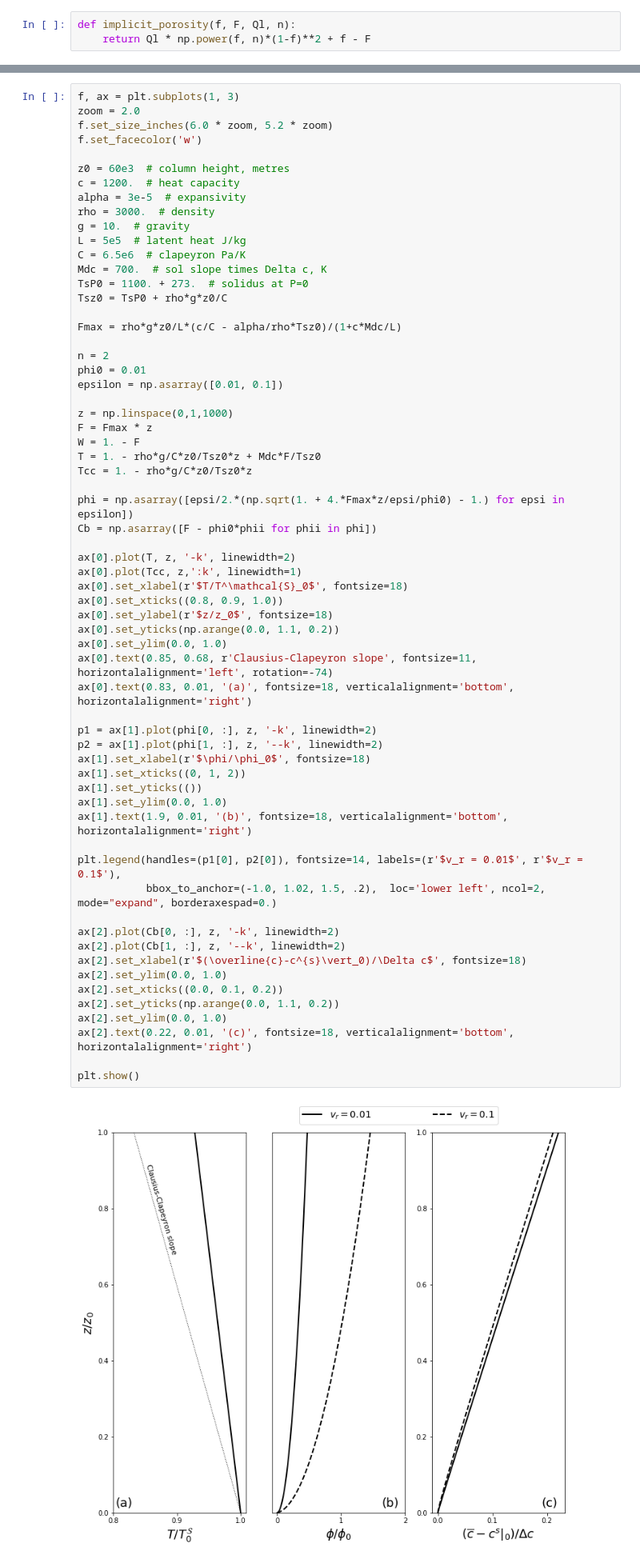
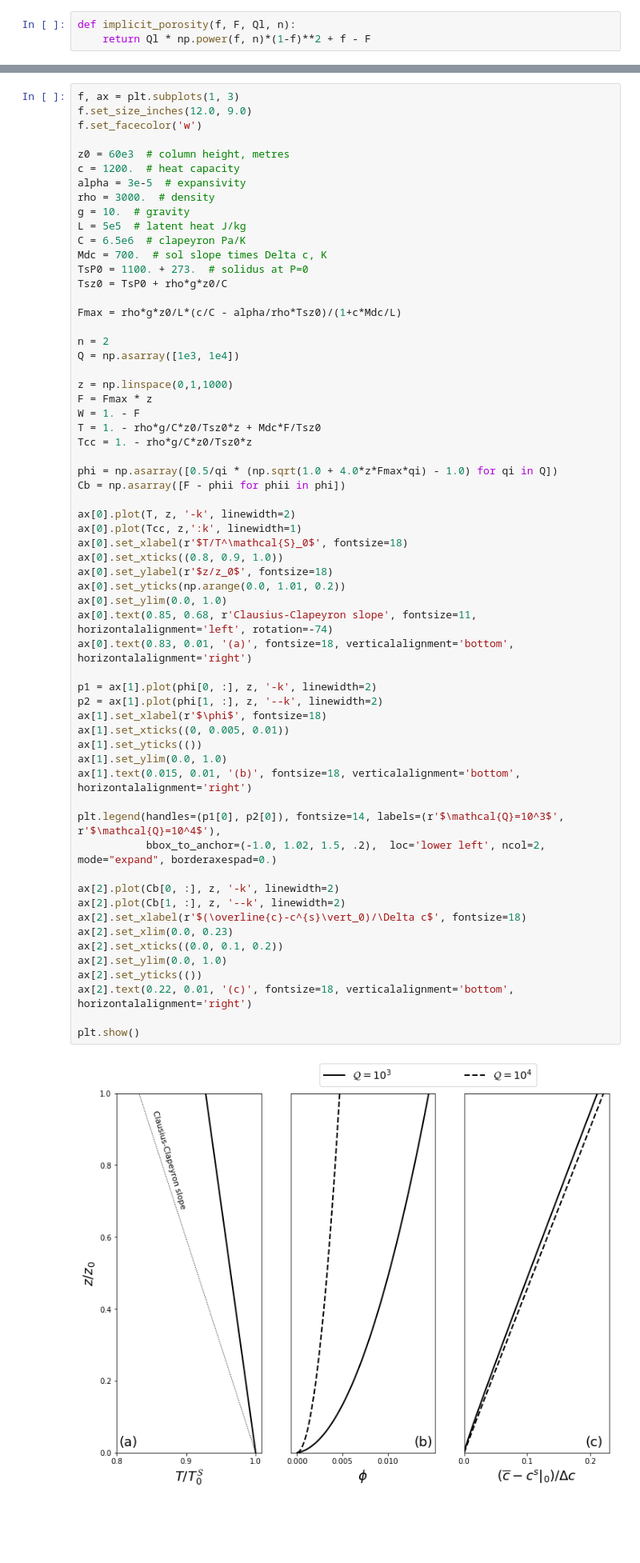
Before and after one commit to FoaLab/partially-molten-rock-PUP, a Jupyter notebook: content/ch11.ipynb, the cells around one changed output, grey strips where cells are left out. Shown at 80% size. Cells and saved outputs as stored; diff of their text form; blank space fills up the shorter version.

Commit message:
reimplementation of Figure 11.4

```diff
--- a/content/ch11.ipynb
+++ b/content/ch11.ipynb
@@ -298,8 +301,7 @@ $\potemp$ | 1623 | K
 Figures below plot the solutions of the two-component, batch-melting column model with melting rate \eqref{eq:col-twocomp-Gamma}. __(a)__ Temperature. Dotted line shows the Clausius-Clapeyron slope $-\rho g/\clapeyron$. \textbf{(b)} Scaled porosity. __(c)__ Scaled bulk composition.
 # %%
 f, ax = plt.subplots(1, 3)
-zoom = 2.0
-f.set_size_inches(6.0 * zoom, 5.2 * zoom)
+f.set_size_inches(12.0, 9.0)
 f.set_facecolor('w')
 
 z0 = 60e3  # column height, metres
@@ -316,51 +318,50 @@ Tsz0 = TsP0 + rho*g*z0/C
 Fmax = rho*g*z0/L*(c/C - alpha/rho*Tsz0)/(1+c*Mdc/L)
 
 n = 2
-phi0 = 0.01
-epsilon = np.asarray([0.01, 0.1])
+Q = np.asarray([1e3, 1e4])
 
 z = np.linspace(0,1,1000)
 F = Fmax * z
 W = 1. - F
 T = 1. - rho*g/C*z0/Tsz0*z + Mdc*F/Tsz0
 Tcc = 1. - rho*g/C*z0/Tsz0*z
 
-phi = np.asarray([epsi/2.*(np.sqrt(1. + 4.*Fmax*z/epsi/phi0) - 1.) for epsi in epsilon])
-Cb = np.asarray([F - phi0*phii for phii in phi])
+phi = np.asarray([0.5/qi * (np.sqrt(1.0 + 4.0*z*Fmax*qi) - 1.0) for qi in Q])
+Cb = np.asarray([F - phii for phii in phi])
 
 ax[0].plot(T, z, '-k', linewidth=2)
 ax[0].plot(Tcc, z,':k', linewidth=1)
 ax[0].set_xlabel(r'$T/T^\mathcal{S}_0$', fontsize=18)
 ax[0].set_xticks((0.8, 0.9, 1.0))
 ax[0].set_ylabel(r'$z/z_0$', fontsize=18)
-ax[0].set_yticks(np.arange(0.0, 1.1, 0.2))
+ax[0].set_yticks(np.arange(0.0, 1.01, 0.2))
 ax[0].set_ylim(0.0, 1.0)
 ax[0].text(0.85, 0.68, r'Clausius-Clapeyron slope', fontsize=11, horizontalalignment='left', rotation=-74)
 ax[0].text(0.83, 0.01, '(a)', fontsize=18, verticalalignment='bottom', horizontalalignment='right')
 
 p1 = ax[1].plot(phi[0, :], z, '-k', linewidth=2)
 p2 = ax[1].plot(phi[1, :], z, '--k', linewidth=2)
-ax[1].set_xlabel(r'$\phi/\phi_0$', fontsize=18)
-ax[1].set_xticks((0, 1, 2))
+ax[1].set_xlabel(r'$\phi$', fontsize=18)
+ax[1].set_xticks((0, 0.005, 0.01))
 ax[1].set_yticks(())
 ax[1].set_ylim(0.0, 1.0)
-ax[1].text(1.9, 0.01, '(b)', fontsize=18, verticalalignment='bottom', horizontalalignment='right')
+ax[1].text(0.015, 0.01, '(b)', fontsize=18, verticalalignment='bottom', horizontalalignment='right')
 
-plt.legend(handles=(p1[0], p2[0]), fontsize=14, labels=(r'$v_r = 0.01$', r'$v_r = 0.1$'),
+plt.legend(handles=(p1[0], p2[0]), fontsize=14, labels=(r'$\mathcal{Q}=10^3$', r'$\mathcal{Q}=10^4$'),
            bbox_to_anchor=(-1.0, 1.02, 1.5, .2),  loc='lower left', ncol=2, mode="expand", borderaxespad=0.)
 
 ax[2].plot(Cb[0, :], z, '-k', linewidth=2)
 ax[2].plot(Cb[1, :], z, '--k', linewidth=2)
 ax[2].set_xlabel(r'$(\overline{c}-c^{s}\vert_0)/\Delta c$', fontsize=18)
+ax[2].set_xlim(0.0, 0.23)
+ax[2].set_xticks((0.0, 0.1, 0.2))
 ax[2].set_ylim(0.0, 1.0)
-ax[2].set_xticks((0.0, 0.1, 0.2))
-ax[2].set_yticks(np.arange(0.0, 1.1, 0.2))
-ax[2].set_ylim(0.0, 1.0)
+ax[2].set_yticks(())
 ax[2].text(0.22, 0.01, '(c)', fontsize=18, verticalalignment='bottom', horizontalalignment='right')
 
 plt.show()
 # %% [output]
-[figure, old version]
+[figure, new version]
 # %% [markdown]
 #### Two-component column with an incompatible component
 
```
Also changed, not shown: parts of 1 cell of this notebook.
